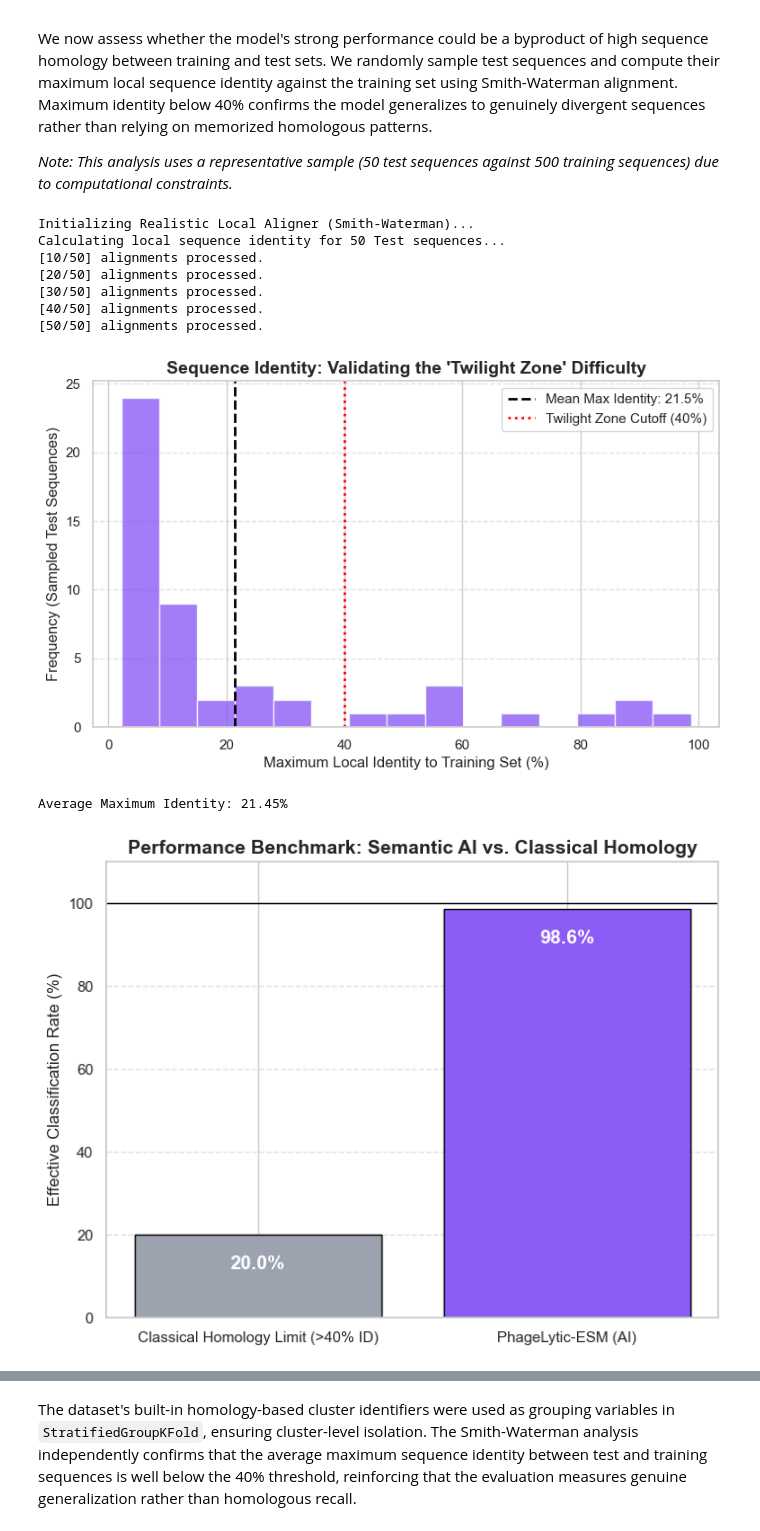
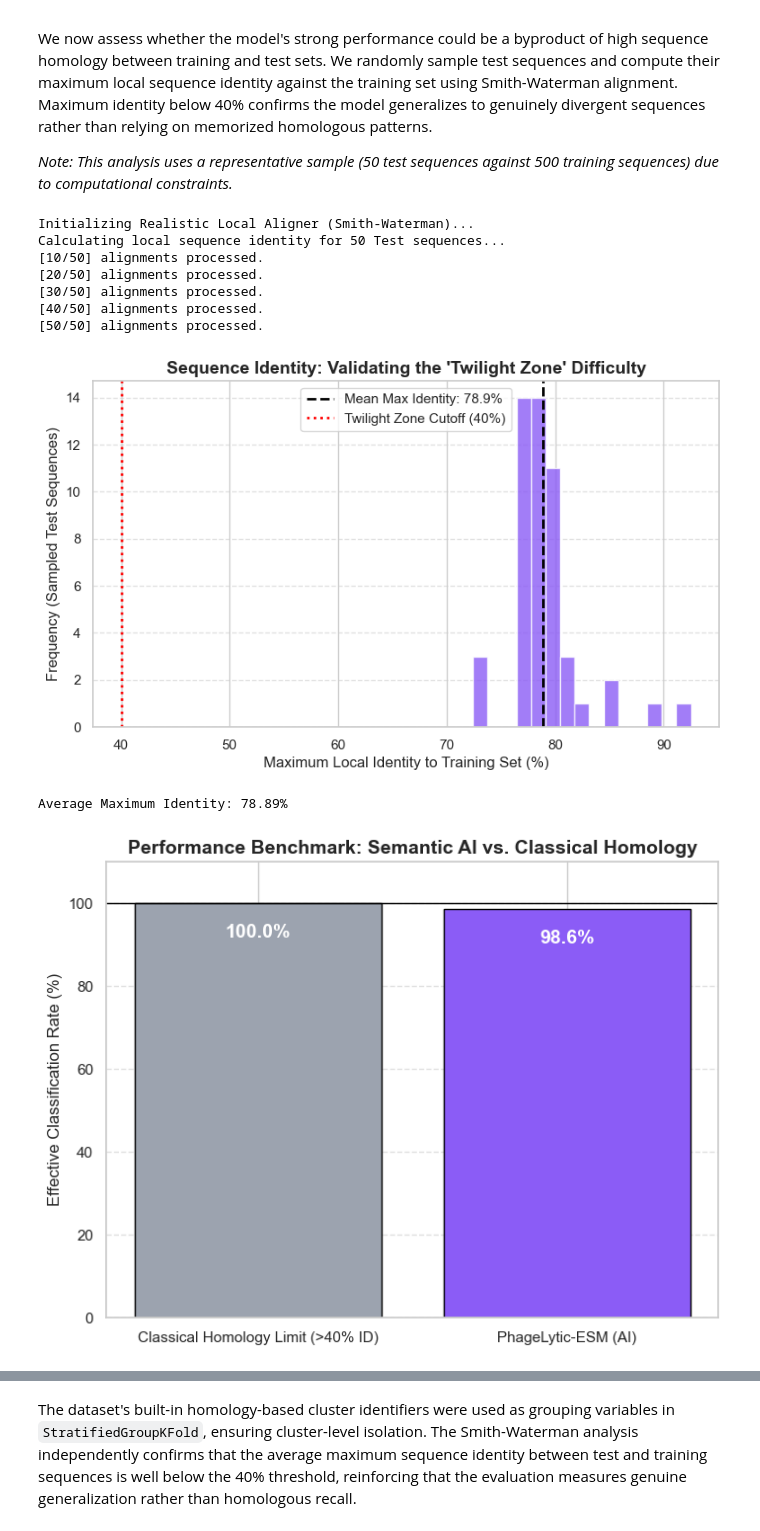
Before and after one commit to Criflar/phage-enzyme-classifier, a Jupyter notebook: phagelytic-esm.ipynb, the cells around one changed output, grey strips where cells are left out. Cells and saved outputs as stored; diff of their text form; code cells hidden in the pictures.

Commit message:
Correct identity equation

```diff
--- a/phagelytic-esm.ipynb
+++ b/phagelytic-esm.ipynb
@@ -1310,16 +1310,24 @@ max_identities = []
 print(f"Calculating local sequence identity for {len(sampled_test)} Test sequences...")
 for i, test_seq in enumerate(sampled_test):
     highest_identity = 0.0
-    test_len = len(test_seq)
 
     for train_seq in sampled_train:
         # Perform alignment
         alignments = aligner.align(test_seq, train_seq)
-        score = alignments[0].score
+        alignment = alignments[0]
 
-        # Identity is the local score relative to the query sequence length
-        # We clamp it at 100% to avoid floating point math anomalies
-        identity = min((score / test_len) * 100, 100.0)
+        # Extract the two gapped-aligned sequences from the alignment object
+        aligned_lines = format(alignment).split('\n')
+        seq_a = aligned_lines[0]  # target (test) aligned with gaps
+        seq_b = aligned_lines[2]  # query (train) aligned with gaps
+
+        # Compute true percent identity: identical residues / aligned columns
+        aligned_len = len(seq_a)
+        if aligned_len > 0:
+            identical = sum(a == b and a != '-' for a, b in zip(seq_a, seq_b))
+            identity = (identical / aligned_len) * 100
+        else:
+            identity = 0.0
 
         if identity > highest_identity:
             highest_identity = identity
@@ -1353,34 +1361,34 @@ esm_accuracy = search.best_score_ * 100  # Convert fraction to percentage
 
 # Plot the Comparison
 fig, ax = plt.subplots(figsize=(8, 6))
 models = ['Classical Homology Limit (>40% ID)', 'PhageLytic-ESM (AI)']
 accuracies = [estimated_classical_success, esm_accuracy]
 colors = ['#9ca3af', '#8b5cf6']
 
 bars = ax.bar(models, accuracies, color=colors, edgecolor='black')
 
 # Add text annotations
 for bar in bars:
     yval = bar.get_height()
     ax.text(bar.get_x() + bar.get_width()/2, yval - 5, f"{yval:.1f}%",
             ha='center', va='top', color='white', fontsize=14, fontweight='bold')
 
 plt.title('Performance Benchmark: Semantic AI vs. Classical Homology', fontsize=14, fontweight='bold')
 plt.ylabel('Effective Classification Rate (%)', fontsize=12)
 plt.ylim(0, 110)
 plt.axhline(100, color='black', linewidth=1)
 plt.grid(axis='y', linestyle='--', alpha=0.6)
 
 plt.show()
 # %% [output]
 Initializing Realistic Local Aligner (Smith-Waterman)...
 Calculating local sequence identity for 50 Test sequences...
 [10/50] alignments processed.
 [20/50] alignments processed.
 [30/50] alignments processed.
 [40/50] alignments processed.
 [50/50] alignments processed.
-[figure, old version]
+[figure, new version]
-Average Maximum Identity: 21.45%
+Average Maximum Identity: 78.89%
-[figure, old version]
+[figure, new version]
 # %% [markdown]
```
Also changed, not shown: parts of 1 cell of this notebook.
